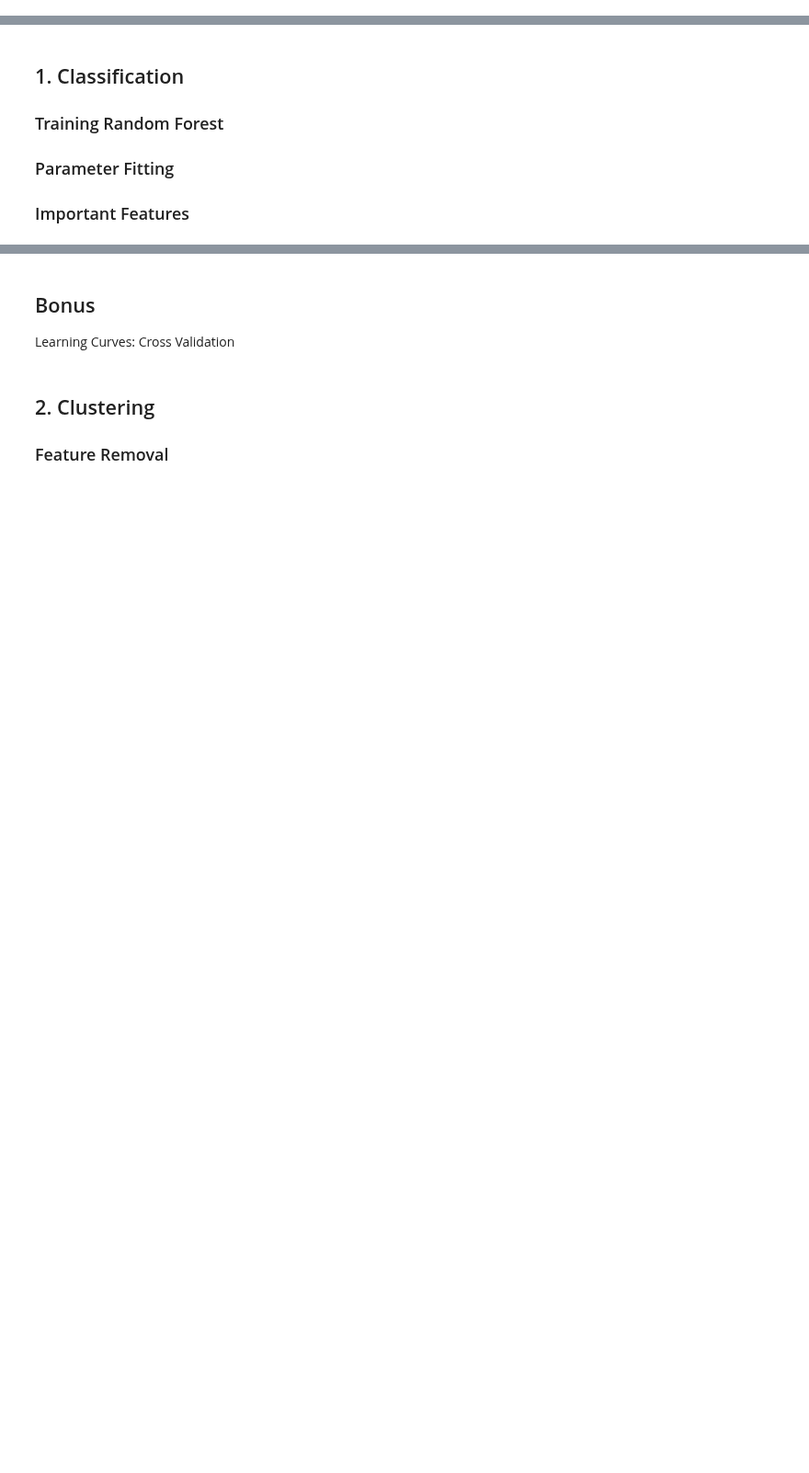
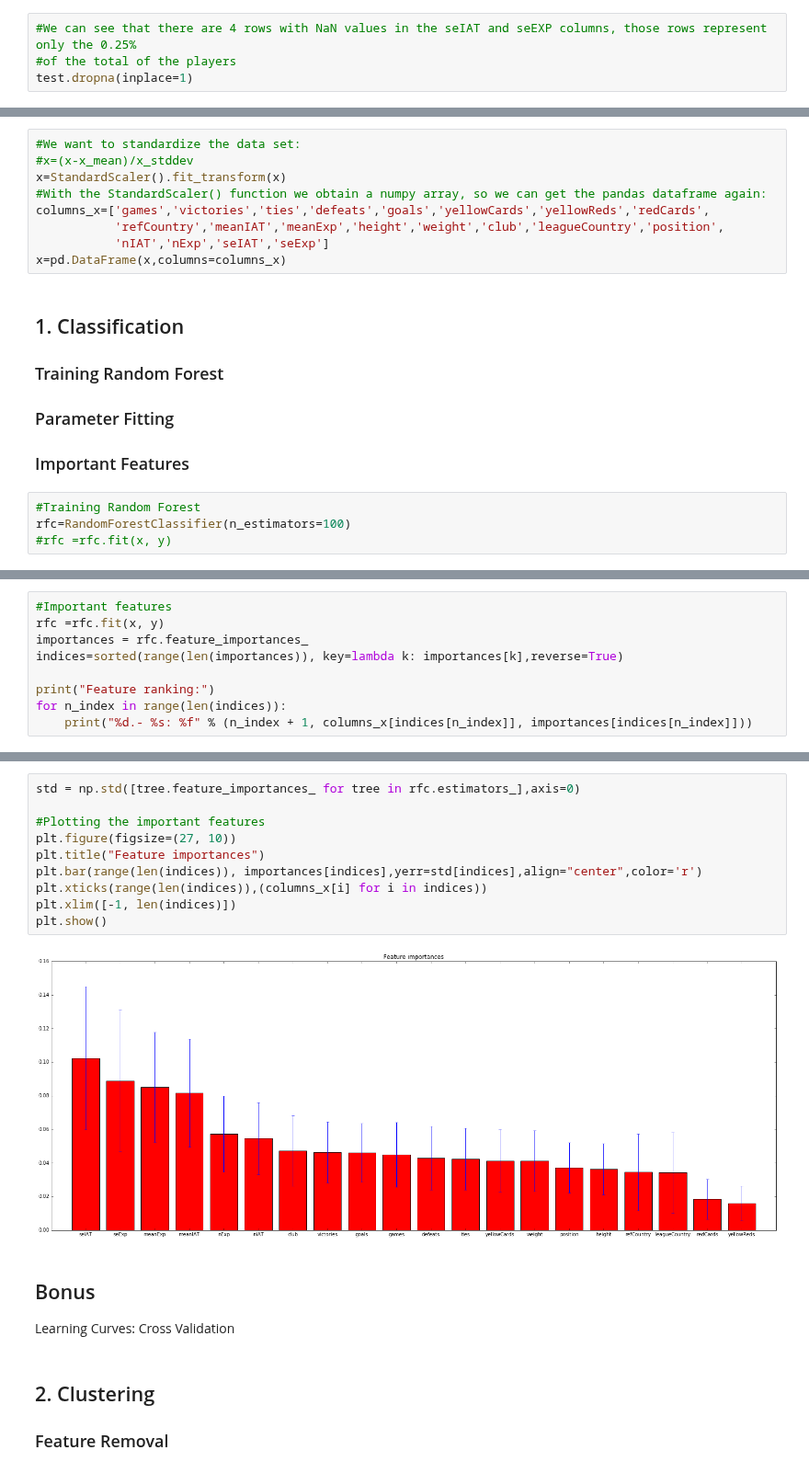
Before and after one commit to kirtanp/ADA-EPFL-2016, a Jupyter notebook: Lab4/soccer_race.ipynb, the cells around one changed output, grey strips where cells are left out. Shown at 92% size. Saved outputs shown, nothing was run; the diff lists cells and outputs as text; blank space fills up the shorter version.

```diff
--- a/Lab4/soccer_race.ipynb
+++ b/Lab4/soccer_race.ipynb
@@ -223,0 +269,4 @@ df_aggregated.shape
+# %%
+#We can see that there are 4 rows with NaN values in the seIAT and seEXP columns, those rows represent only the 0.25%
+#of the total of the players
+test.dropna(inplace=1)
@@ -224,5 +287,18 @@ df_aggregated.shape
+# %%
+#We want to standardize the data set:
+#x=(x-x_mean)/x_stddev
+x=StandardScaler().fit_transform(x)
+#With the StandardScaler() function we obtain a numpy array, so we can get the pandas dataframe again:
+columns_x=['games','victories','ties','defeats','goals','yellowCards','yellowReds','redCards',
+           'refCountry','meanIAT','meanExp','height','weight','club','leagueCountry','position',
+           'nIAT','nExp','seIAT','seExp']
+x=pd.DataFrame(x,columns=columns_x)
 # %% [markdown]
 ## 1. Classification
 ### Training Random Forest
 ### Parameter Fitting
 ### Important Features
+# %%
+#Training Random Forest
+rfc=RandomForestClassifier(n_estimators=100)
+#rfc =rfc.fit(x, y)
@@ -228,0 +310,9 @@ df_aggregated.shape
+# %%
+#Important features
+rfc =rfc.fit(x, y)
+importances = rfc.feature_importances_
+indices=sorted(range(len(importances)), key=lambda k: importances[k],reverse=True)
+
+print("Feature ranking:")
+for n_index in range(len(indices)):
+    print("%d.- %s: %f" % (n_index + 1, columns_x[indices[n_index]], importances[indices[n_index]]))
@@ -229,3 +337,15 @@ df_aggregated.shape
+# %%
+std = np.std([tree.feature_importances_ for tree in rfc.estimators_],axis=0)
+
+#Plotting the important features
+plt.figure(figsize=(27, 10))
+plt.title("Feature importances")
+plt.bar(range(len(indices)), importances[indices],yerr=std[indices],align="center",color='r')
+plt.xticks(range(len(indices)),(columns_x[i] for i in indices))
+plt.xlim([-1, len(indices)])
+plt.show()
+# %% [output]
+[figure, added]
 # %% [markdown]
 ## Bonus
 Learning Curves: Cross Validation
```
Also changed, not shown: parts of 12 cells of this notebook.
